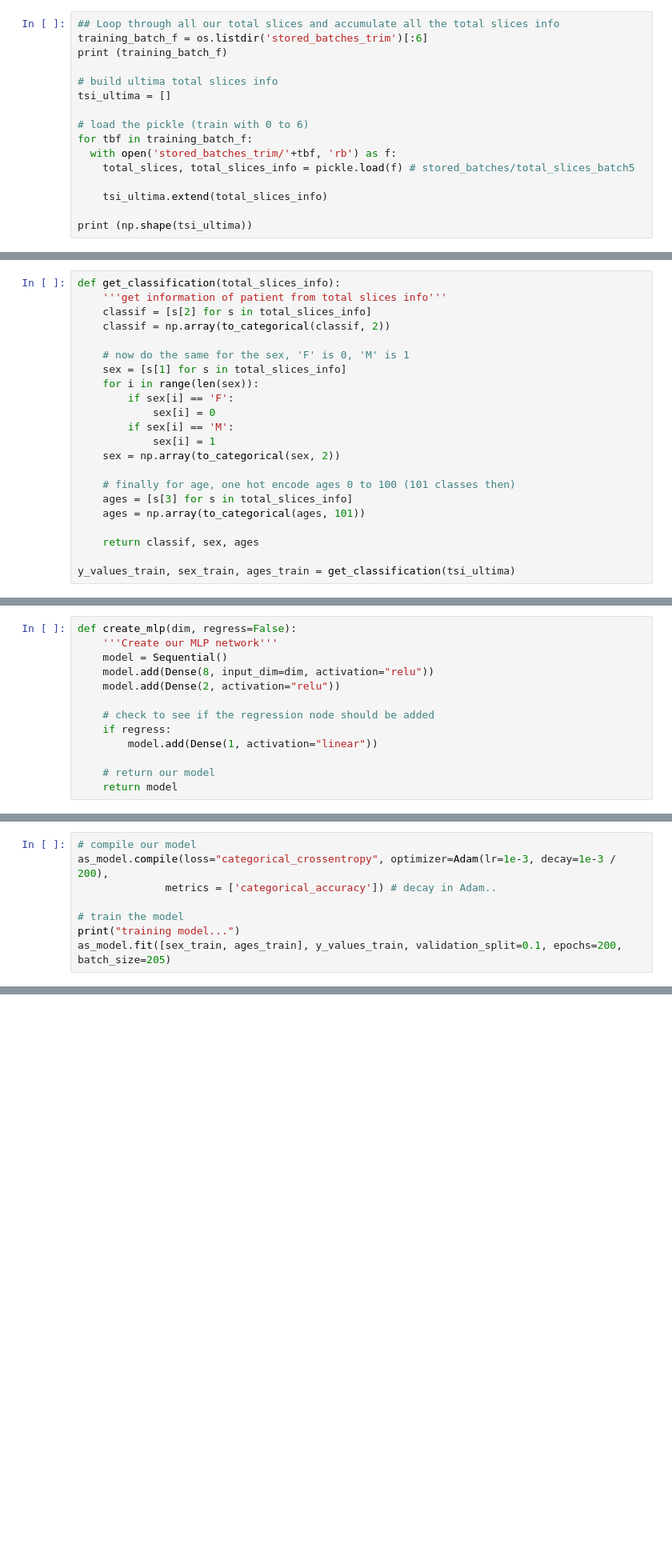
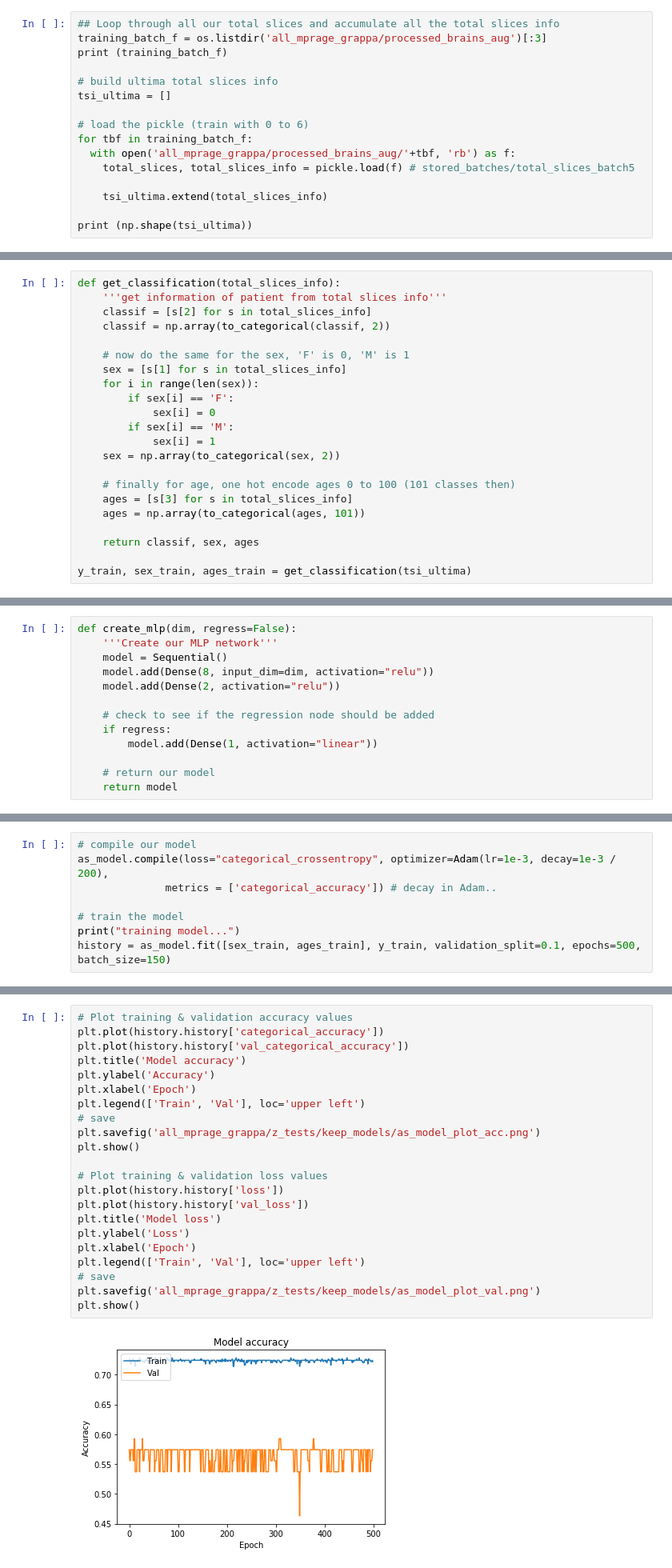
Before and after one commit to StevenVuong/MSc_Project, a Jupyter notebook: misc2.ipynb, the cells around one changed output, grey strips where cells are left out. Shown at 80% size. Drawn from its saved outputs; the diff is of its cells as text; blank space fills up the shorter version.

```diff
--- a/misc2.ipynb
+++ b/misc2.ipynb
@@ -54,7 +50,7 @@ Mounted at /content/gdrive
 **Run through our batches and train our model after building it**
 # %%
 ## Loop through all our total slices and accumulate all the total slices info
-training_batch_f = os.listdir('stored_batches_trim')[:6]
+training_batch_f = os.listdir('all_mprage_grappa/processed_brains_aug')[:3]
 print (training_batch_f)
 
 # build ultima total slices info
@@ -62,7 +58,7 @@ tsi_ultima = []
 
 # load the pickle (train with 0 to 6)
 for tbf in training_batch_f:
-  with open('stored_batches_trim/'+tbf, 'rb') as f:
+  with open('all_mprage_grappa/processed_brains_aug/'+tbf, 'rb') as f:
     total_slices, total_slices_info = pickle.load(f) # stored_batches/total_slices_batch5
 
     tsi_ultima.extend(total_slices_info)
@@ -96,4 +92,4 @@ def get_classification(total_slices_info):
 
     return classif, sex, ages
 
-y_values_train, sex_train, ages_train = get_classification(tsi_ultima)
+y_train, sex_train, ages_train = get_classification(tsi_ultima)
@@ -136,4 +183,4 @@ as_model.compile(loss="categorical_crossentropy", optimizer=Adam(lr=1e-3, decay=
 
 # train the model
 print("training model...")
-as_model.fit([sex_train, ages_train], y_values_train, validation_split=0.1, epochs=200, batch_size=205)
+history = as_model.fit([sex_train, ages_train], y_train, validation_split=0.1, epochs=500, batch_size=150)
@@ -139,0 +213,24 @@ as_model.fit([sex_train, ages_train], y_values_train, validation_split=0.1, epoc
+# %%
+# Plot training & validation accuracy values
+plt.plot(history.history['categorical_accuracy'])
+plt.plot(history.history['val_categorical_accuracy'])
+plt.title('Model accuracy')
+plt.ylabel('Accuracy')
+plt.xlabel('Epoch')
+plt.legend(['Train', 'Val'], loc='upper left')
+# save
+plt.savefig('all_mprage_grappa/z_tests/keep_models/as_model_plot_acc.png')
+plt.show()
+
+# Plot training & validation loss values
+plt.plot(history.history['loss'])
+plt.plot(history.history['val_loss'])
+plt.title('Model loss')
+plt.ylabel('Loss')
+plt.xlabel('Epoch')
+plt.legend(['Train', 'Val'], loc='upper left')
+# save
+plt.savefig('all_mprage_grappa/z_tests/keep_models/as_model_plot_val.png')
+plt.show()
+# %% [output]
+[figure, added]
```
Also changed, not shown: parts of 28 cells of this notebook.
